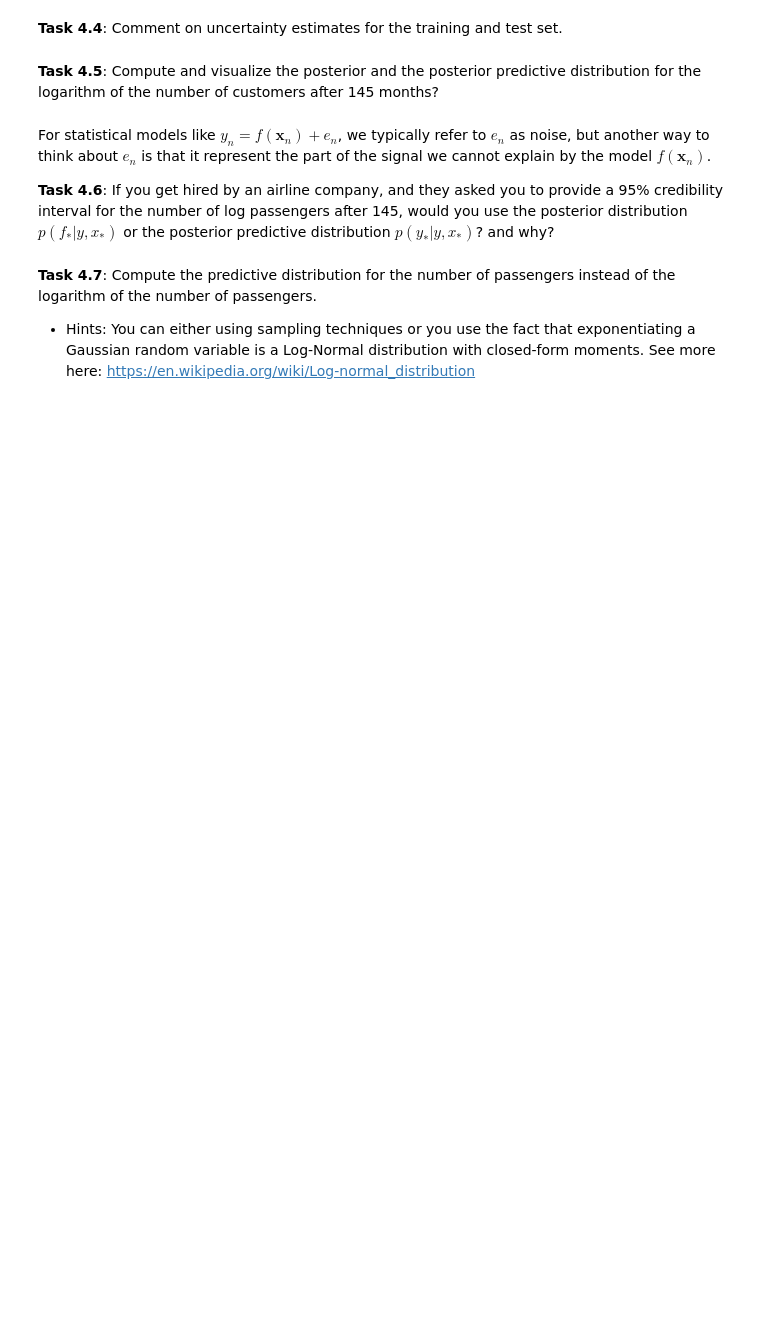
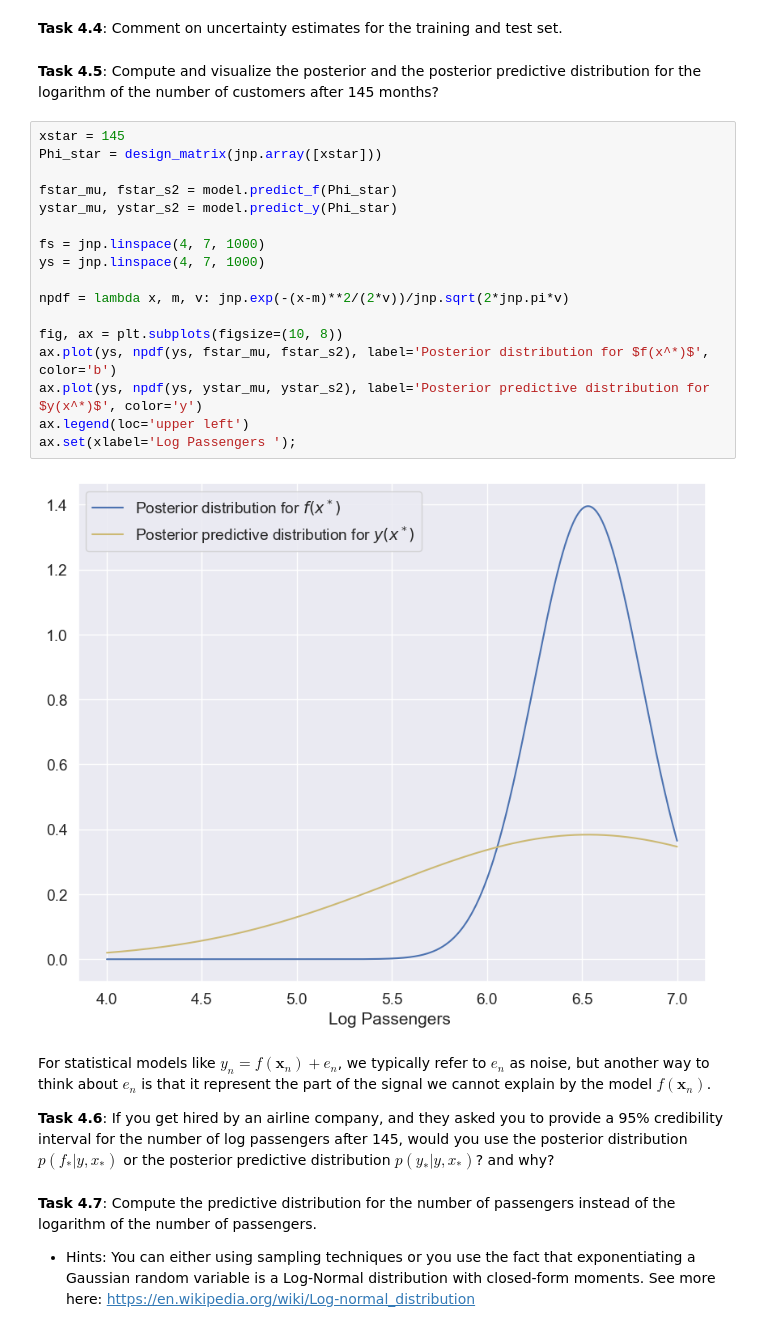
Before and after one commit to MrMustii/Bayesian-Machine-Learning, a Jupyter notebook: Week 3/ex3_handout.ipynb, the cells around one changed output. Drawn from its saved outputs; the diff is of its cells as text; blank space fills up the shorter version.

```diff
--- a/Week 3/ex3_handout.ipynb
+++ b/Week 3/ex3_handout.ipynb
@@ -699,6 +692,25 @@ ax.legend()
 **Task 4.4**: Comment on uncertainty estimates for the training and test set.
 # %% [markdown]
 **Task 4.5**: Compute and visualize the posterior and the posterior predictive distribution for the logarithm of the number of customers after 145 months?
+# %%
+xstar = 145
+Phi_star = design_matrix(jnp.array([xstar]))
+
+fstar_mu, fstar_s2 = model.predict_f(Phi_star)
+ystar_mu, ystar_s2 = model.predict_y(Phi_star)
+
+fs = jnp.linspace(4, 7, 1000)
+ys = jnp.linspace(4, 7, 1000)
+
+npdf = lambda x, m, v: jnp.exp(-(x-m)**2/(2*v))/jnp.sqrt(2*jnp.pi*v)
+
+fig, ax = plt.subplots(figsize=(10, 8))
+ax.plot(ys, npdf(ys, fstar_mu, fstar_s2), label='Posterior distribution for $f(x^*)$', color='b')
+ax.plot(ys, npdf(ys, ystar_mu, ystar_s2), label='Posterior predictive distribution for $y(x^*)$', color='y')
+ax.legend(loc='upper left')
+ax.set(xlabel='Log Passengers ');
+# %% [output]
+[figure, added]
 # %% [markdown]
 For statistical models like $y_n = f(\mathbf{x}_n) + e_n$, we typically refer to $e_n$ as noise, but another way to think about $e_n$ is that it represent the part of the signal we cannot explain by the model $f(\mathbf{x}_n)$.
 
```
Also changed, not shown: parts of 9 cells of this notebook, 8 other files.
